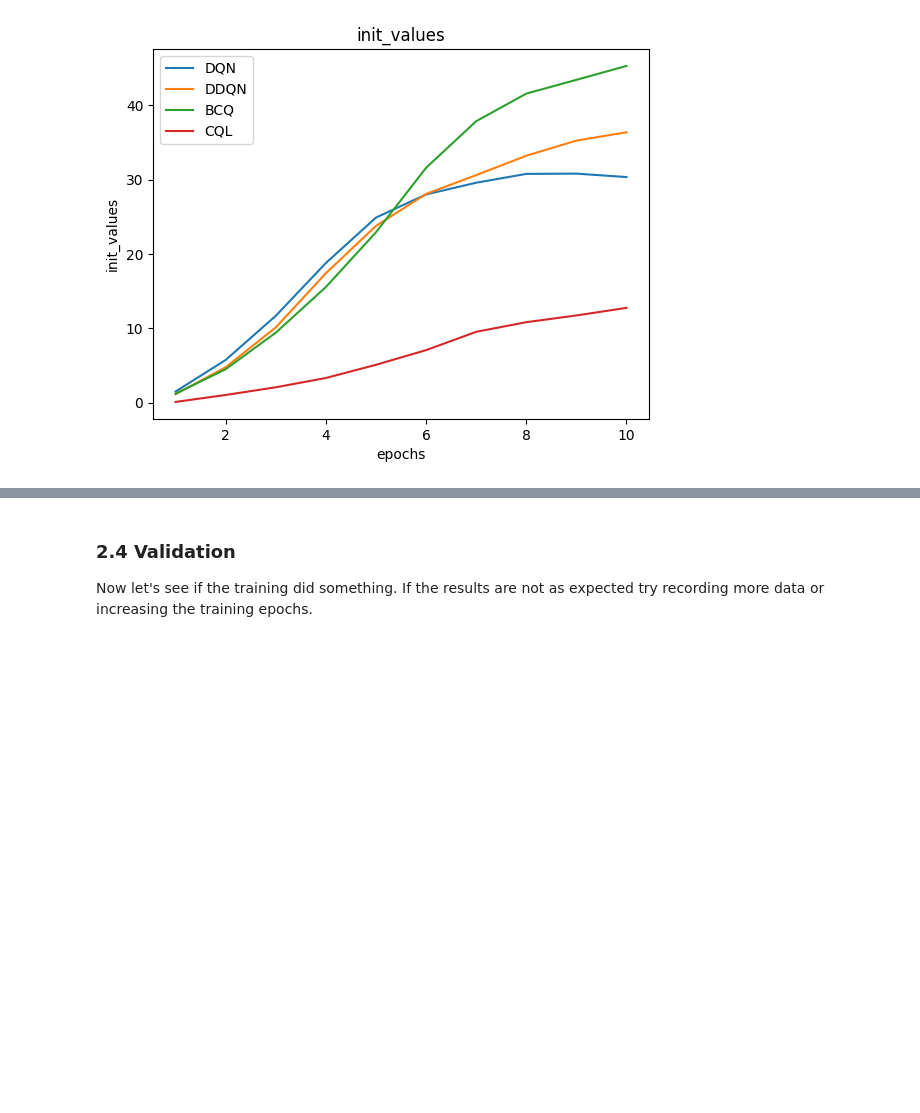
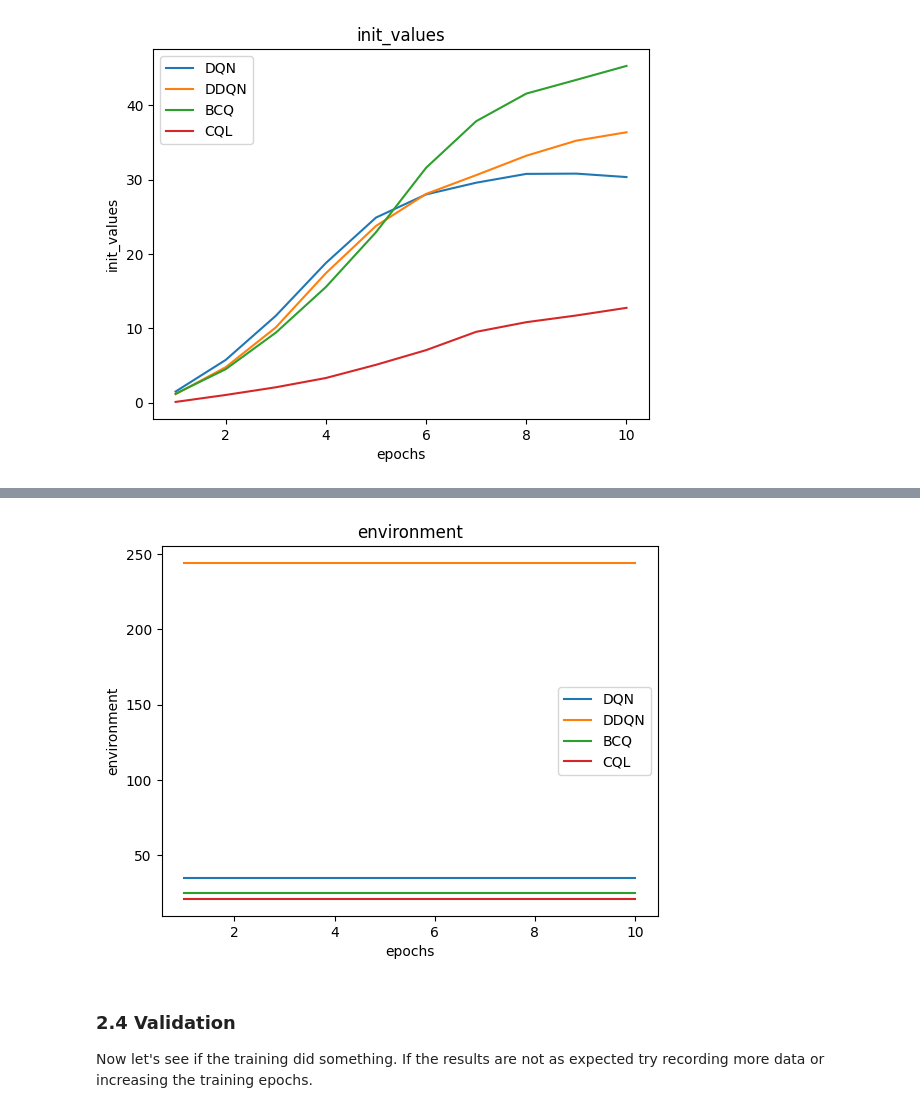
Before and after one commit to micheltokic/marioai, a Jupyter notebook: exercise_offline_rl/marioai_offline_rl.ipynb, the cells around one changed output, grey strips where cells are left out. Saved outputs shown, nothing was run; the diff lists cells and outputs as text; code cells hidden in the pictures; blank space fills up the shorter version.

```diff
--- a/exercise_offline_rl/marioai_offline_rl.ipynb
+++ b/exercise_offline_rl/marioai_offline_rl.ipynb
@@ -682,14 +865,16 @@ plt.show()
 # %%
 x = list(range(1, n_epochs+1))
 for policy_info in evaluation_policies:
     policy = policy_info["name"]  # 获取策略名称
     plt.plot(x, environment_dict[policy], label=policy)
 
 plt.xlabel('epochs')
-plt.ylabel('init_values')
-plt.title('init_values')
+plt.ylabel('environment')
+plt.title('environment')
 plt.legend()
 plt.show()
+# %% [output]
+[figure, added]
 # %% [markdown]
 ### 2.4 Validation
 Now let's see if the training did something. If the results are not as expected try recording more data or increasing the training epochs.
```
Also changed, not shown: parts of 27 cells of this notebook.
